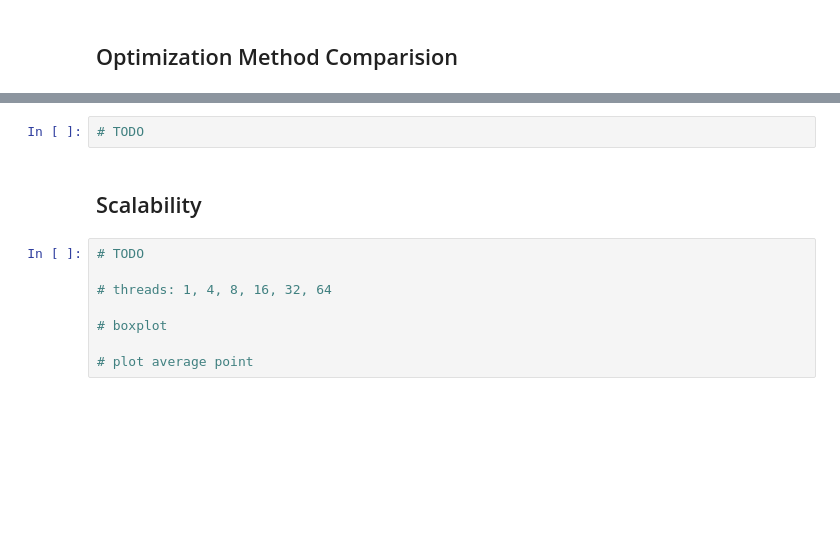
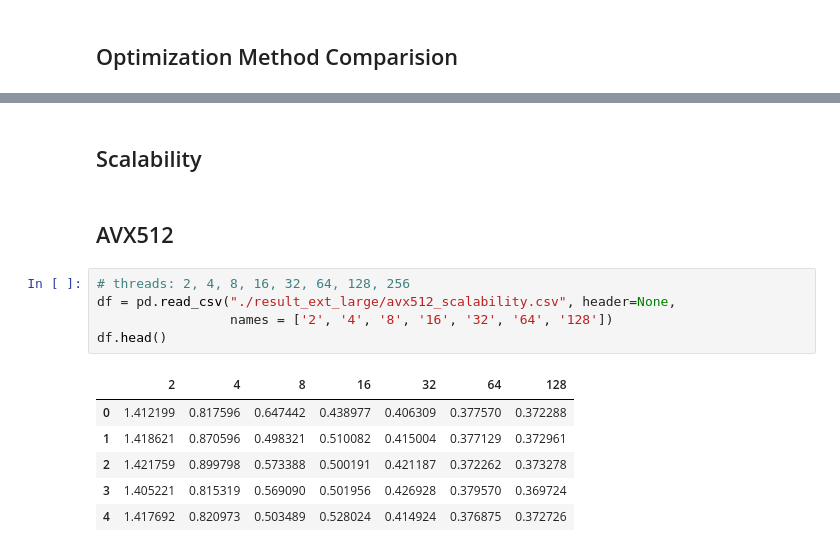
Before and after one commit to River12/DynamicQuantizeLinear, a Jupyter notebook: visualization.ipynb, the cells around one changed output, grey strips where cells are left out. Cells and saved outputs as stored; diff of their text form; blank space fills up the shorter version.

```diff
--- a/visualization.ipynb
+++ b/visualization.ipynb
@@ -145,12 +143,16 @@ plt.show()
-# %%
-# TODO
 # %% [markdown]
 ## Scalability
+# %% [markdown]
+## AVX512
 # %%
-# TODO
-
-# threads: 1, 4, 8, 16, 32, 64
-
-# boxplot
-
-# plot average point
+# threads: 2, 4, 8, 16, 32, 64, 128, 256
+df = pd.read_csv("./result_ext_large/avx512_scalability.csv", header=None,
+                 names = ['2', '4', '8', '16', '32', '64', '128'])
+df.head()
+# %% [output]
+|  | 2 | 4 | 8 | 16 | 32 | 64 | 128 |
+| 0 | 1.412199 | 0.817596 | 0.647442 | 0.438977 | 0.406309 | 0.377570 | 0.372288 |
+| 1 | 1.418621 | 0.870596 | 0.498321 | 0.510082 | 0.415004 | 0.377129 | 0.372961 |
+| 2 | 1.421759 | 0.899798 | 0.573388 | 0.500191 | 0.421187 | 0.372262 | 0.373278 |
+| 3 | 1.405221 | 0.815319 | 0.569090 | 0.501956 | 0.426928 | 0.379570 | 0.369724 |
+| 4 | 1.417692 | 0.820973 | 0.503489 | 0.528024 | 0.414924 | 0.376875 | 0.372726 |
```
Also changed, not shown: parts of 10 cells of this notebook, 9 other files.
